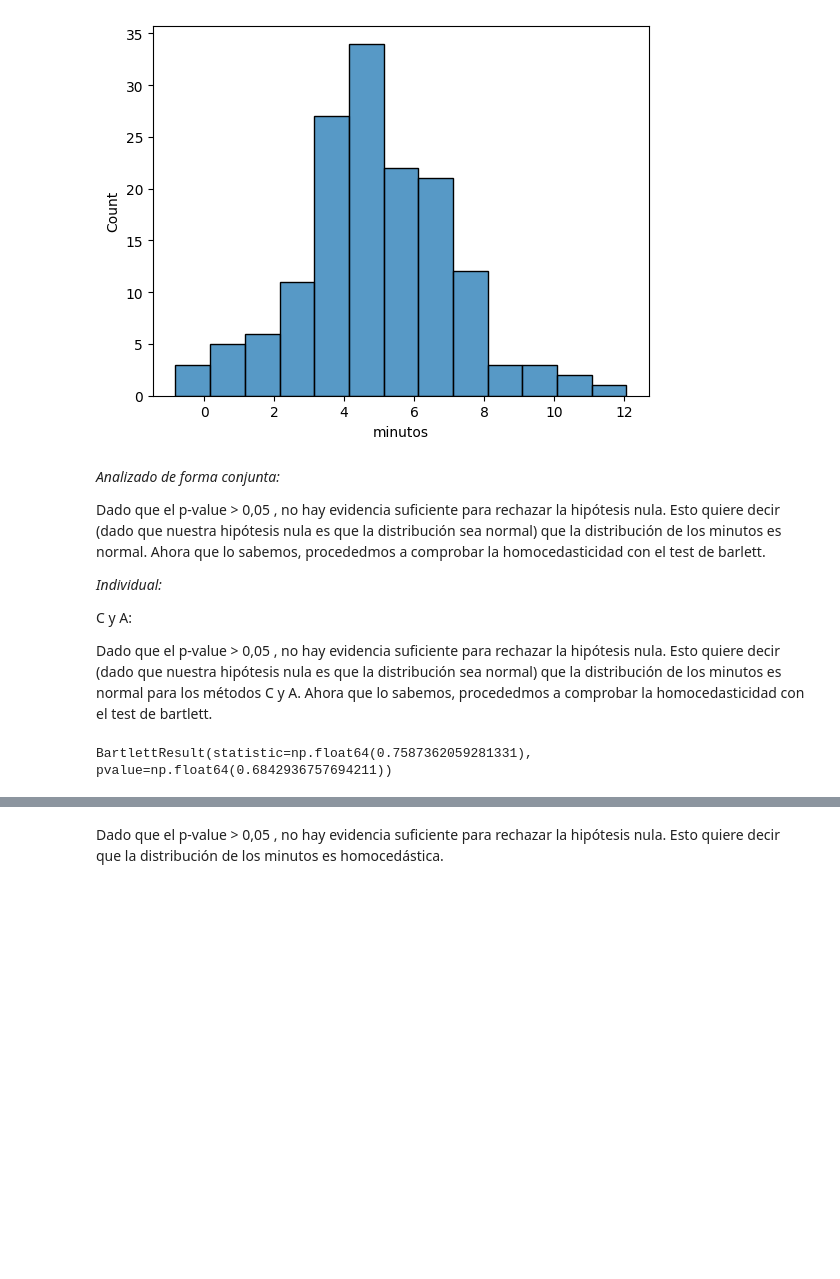
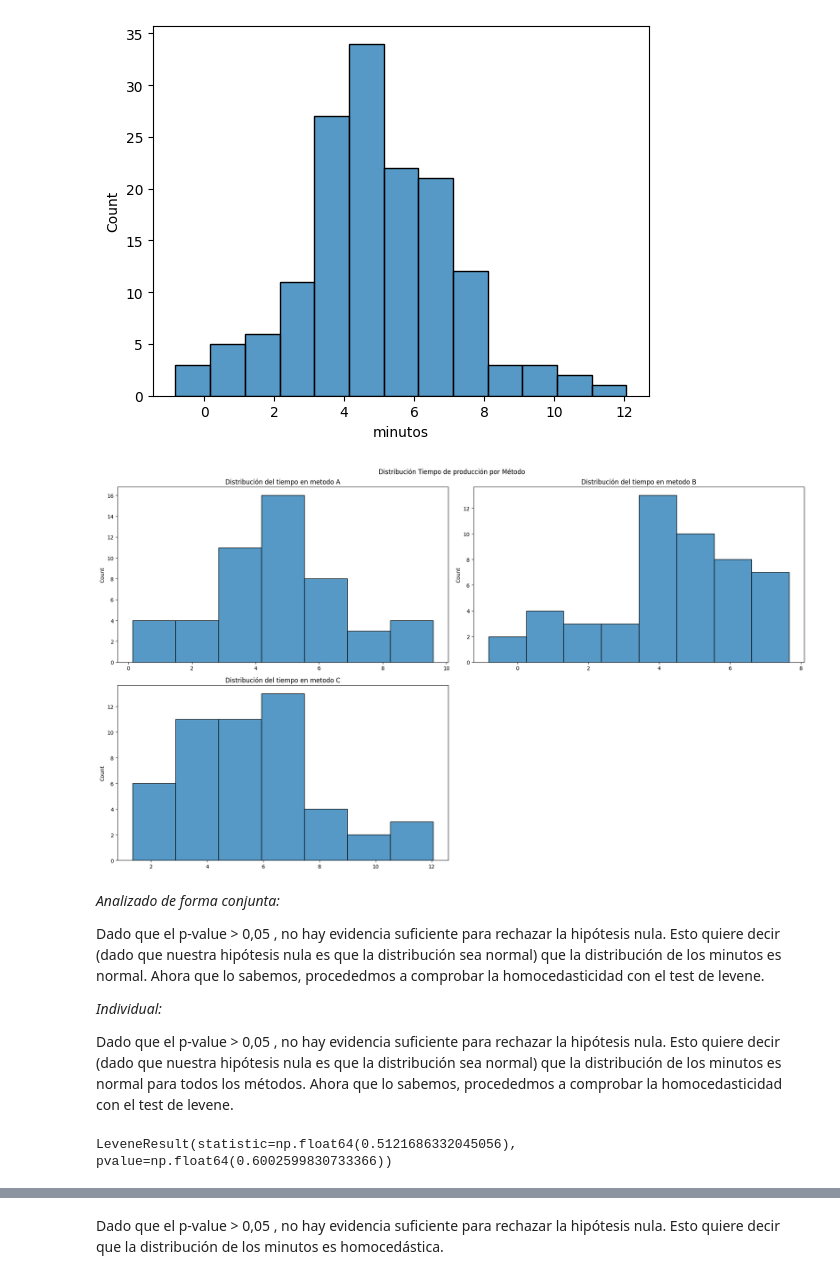
Before and after one commit to jgilsu11/laboratorio-modulo6-leccion03-1-ab-testing-parametrico, a Jupyter notebook: laboratorio-modulo6-leccion03-1-ab-testing-parametrico.ipynb, the cells around one changed output, grey strips where cells are left out. Cells and saved outputs as stored; diff of their text form; code cells hidden in the pictures; blank space fills up the shorter version.

```diff
--- a/laboratorio-modulo6-leccion03-1-ab-testing-parametrico.ipynb
+++ b/laboratorio-modulo6-leccion03-1-ab-testing-parametrico.ipynb
@@ -208,0 +123,10 @@ los minutos siguen una distribución normal según el test de Kolmogorov-Smirnov
+# %%
+lista_metodos= montaje["metodo"].unique().tolist()
+
+
+for indice, metodo in enumerate(lista_metodos):
+    normalizale = montaje[montaje["metodo"] == metodo]["minutos"]
+    loc, scale = stats.norm.fit(normalizale) # Normalizamos para que devuelva un p-value
+    _, p_value = stats.kstest(normalizale, 'norm',args=(loc,scale))
+    resultado = p_value > 0.05
+    print(f"los minutos en {metodo} siguen una distribución normal según el test de Kolmogorov-Smirnov.{resultado}")
@@ -211,29 +139,47 @@ sns.histplot(x="minutos", data= montaje)
 # %% [output]
 <Axes: xlabel='minutos', ylabel='Count'>
 [figure]
+# %%
+fig, axes = plt.subplots(nrows=2, ncols=2, figsize=(19, 11))
+axes = axes.flat  #Esto es para solo tener que meter un indice en lugar de dos (me lo hace de segido pero me lo sigue enseñando en 4x4)
+lista_metodos= montaje["metodo"].unique().tolist()
+
+
+for indice, metodo in enumerate(lista_metodos):
+    sns.histplot(x="minutos", data= montaje[montaje["metodo"]== metodo], ax=axes[indice])
+    axes[indice].set_title(f"Distribución del tiempo en metodo {metodo}")
+    axes[indice].set_xlabel("")
+
+
+
+if len(lista_metodos) % 2 != 0:
+    fig.delaxes(axes[-1])           #esto es por si es un número impar de columnas para eliminar la que se quedaría vacía
+
+fig.suptitle("Distribución Tiempo de producción por Método")
+plt.tight_layout()
+plt.show()
+# %% [output]
+[figure, added]
 # %% [markdown]
 *Analizado de forma conjunta:*
 
 
-Dado que el p-value > 0,05 , no hay evidencia suficiente para rechazar la hipótesis nula. Esto quiere decir (dado que nuestra hipótesis nula es que la distribución sea normal) que la distribución de los minutos es normal. Ahora que lo sabemos, procededmos a comprobar la homocedasticidad con el test de barlett.
+Dado que el p-value > 0,05 , no hay evidencia suficiente para rechazar la hipótesis nula. Esto quiere decir (dado que nuestra hipótesis nula es que la distribución sea normal) que la distribución de los minutos es normal. Ahora que lo sabemos, procededmos a comprobar la homocedasticidad con el test de levene.
 
 
 *Individual:*
 
-C y A:
 
-Dado que el p-value > 0,05 , no hay evidencia suficiente para rechazar la hipótesis nula. Esto quiere decir (dado que nuestra hipótesis nula es que la distribución sea normal) que la distribución de los minutos es normal para los métodos C y A. Ahora que lo sabemos, procededmos a comprobar la homocedasticidad con el test de bartlett.
+Dado que el p-value > 0,05 , no hay evidencia suficiente para rechazar la hipótesis nula. Esto quiere decir (dado que nuestra hipótesis nula es que la distribución sea normal) que la distribución de los minutos es normal para todos los métodos. Ahora que lo sabemos, procededmos a comprobar la homocedasticidad con el test de levene.
 # %%
-def comprobar_homocedasticidad(df, columna_grupos, columnas_metrica):
-    unicos=df[columna_grupos].unique()   #lista de grupos
-    for grupo in unicos:
-        df_metrica= df[df[columna_grupos]== grupo][columnas_metrica]
-        globals()[grupo] = df_metrica                                   #globals permite poner un parametro de una funcion en la variable a definir (de normal no se puede)
-                                                                        #basicamente el globals lo empaqueta en un especie de diccionario en la que lo unico que se almacena en unicos (lista_grupo) son los nombres A B y C
+
+unicos=montaje["metodo"].unique()   #lista de grupos
+for grupo in unicos:
+    montaje_metrica= montaje[montaje["metodo"]== grupo]["minutos"]
+    globals()[grupo] = montaje_metrica                                   #globals permite poner un parametro de una funcion en la variable a definir (de normal no se puede)
+                                                                    #basicamente el globals lo empaqueta en un especie de diccionario en la que lo unico que se almacena en unicos (lista_grupo) son los nombres A B y C
 
 
-    print(stats.bartlett(*[globals()[var] for var in unicos]))                  #al desempaquetar, de la A obtenemos sus estadisticos el * es para quitar la lista
-
-comprobar_homocedasticidad(montaje, "metodo", "minutos")
+print(stats.levene(*[globals()[var] for var in unicos]))                  #al desempaquetar, de la A obtenemos sus estadisticos el * es para quitar la lista
 # %% [output]
-BartlettResult(statistic=np.float64(0.7587362059281331), pvalue=np.float64(0.6842936757694211))
+LeveneResult(statistic=np.float64(0.5121686332045056), pvalue=np.float64(0.6002599830733366))
```
Also changed, not shown: parts of 29 cells of this notebook.
